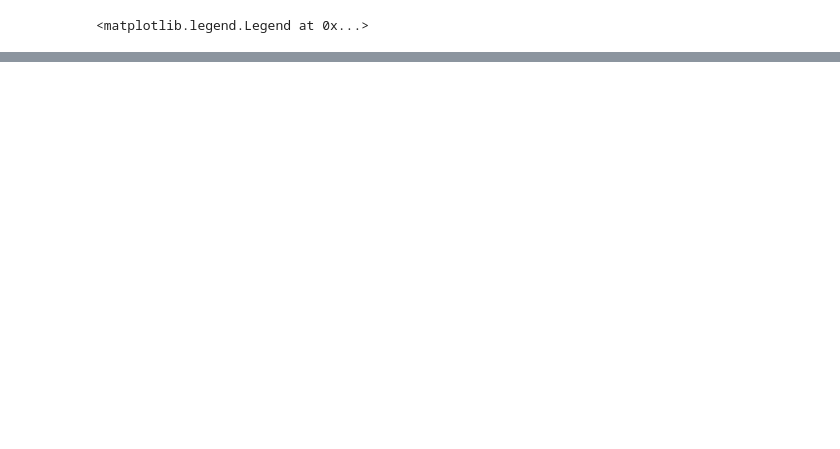
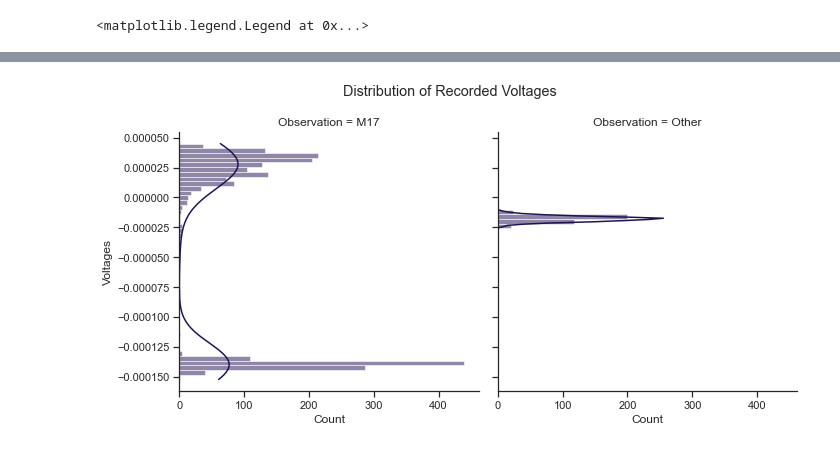
Before and after one commit to nolanylee/astro121lab, a Jupyter notebook: Long_Obs2_Analysis.ipynb, the cells around one changed output, grey strips where cells are left out. Drawn from its saved outputs; the diff is of its cells as text; code cells hidden in the pictures; blank space fills up the shorter version.

```diff
--- a/Long_Obs2_Analysis.ipynb
+++ b/Long_Obs2_Analysis.ipynb
@@ -136,0 +167,14 @@ plt.show()
+# %%
+other_data['Observation']=['Other']*len(other_data)
+m17_data['Observation']=['M17']*len(m17_data)
+
+df=pd.concat([m17_data, other_data], axis=0)
+# %%
+v_range = m17_data.Voltages.max()-m17_data.Voltages.min()
+#show distribution of voltages
+#fig, axes=plt.subplots(figsize=[16, 9], facecolor='#f1f1f1')
+dis = sns.displot(data=df, y='Voltages', bins=50, kde=True, col='Observation', palette='magma')
+dis.fig.suptitle('Distribution of Recorded Voltages')
+dis.fig.subplots_adjust(top=0.85)
+# %% [output]
+[figure, added]
```
Also changed, not shown: parts of 10 cells of this notebook.
